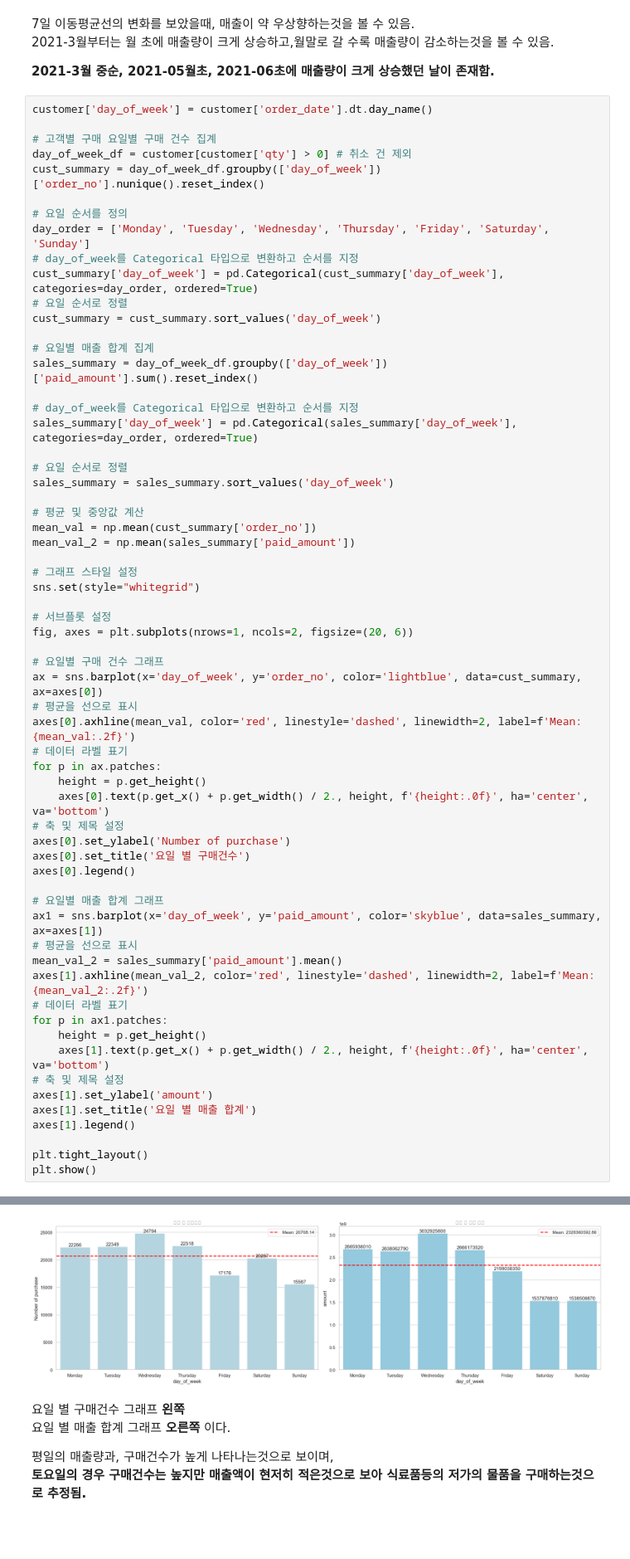
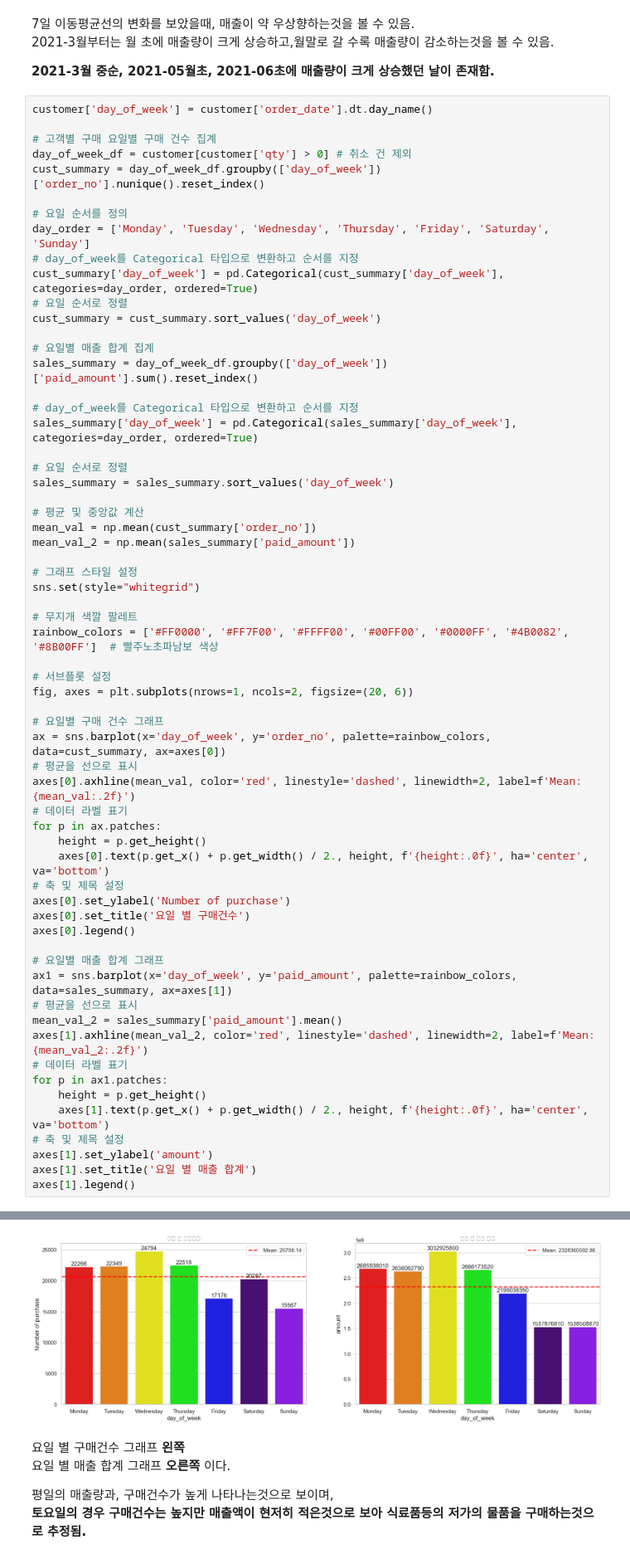
Before and after one commit to 99echoo/Data-Analysis-Portfolio, a Jupyter notebook: 쇼핑몰 이용 고객 데이터 LTV(고객 생애가치)증진 전략/쇼핑몰 플랫폼 분석 - RFM.ipynb, the cells around one changed output, grey strips where cells are left out. Shown at 83% size. Cells and saved outputs as stored; diff of their text form; blank space fills up the shorter version.

```diff
--- a/쇼핑몰 이용 고객 데이터 LTV(고객 생애가치)증진 전략/쇼핑몰 플랫폼 분석 - RFM.ipynb
+++ b/쇼핑몰 이용 고객 데이터 LTV(고객 생애가치)증진 전략/쇼핑몰 플랫폼 분석 - RFM.ipynb
@@ -317,11 +322,14 @@ mean_val_2 = np.mean(sales_summary['paid_amount'])
 # 그래프 스타일 설정
 sns.set(style="whitegrid")
 
+# 무지개 색깔 팔레트
+rainbow_colors = ['#FF0000', '#FF7F00', '#FFFF00', '#00FF00', '#0000FF', '#4B0082', '#8B00FF']  # 빨주노초파남보 색상
+
 # 서브플롯 설정
 fig, axes = plt.subplots(nrows=1, ncols=2, figsize=(20, 6))
 
 # 요일별 구매 건수 그래프
-ax = sns.barplot(x='day_of_week', y='order_no', color='lightblue', data=cust_summary, ax=axes[0])
+ax = sns.barplot(x='day_of_week', y='order_no', palette=rainbow_colors, data=cust_summary, ax=axes[0])
 # 평균을 선으로 표시
 axes[0].axhline(mean_val, color='red', linestyle='dashed', linewidth=2, label=f'Mean: {mean_val:.2f}')
 # 데이터 라벨 표기
@@ -334,7 +342,7 @@ axes[0].set_title('요일 별 구매건수')
 axes[0].legend()
 
 # 요일별 매출 합계 그래프
-ax1 = sns.barplot(x='day_of_week', y='paid_amount', color='skyblue', data=sales_summary, ax=axes[1])
+ax1 = sns.barplot(x='day_of_week', y='paid_amount', palette=rainbow_colors, data=sales_summary, ax=axes[1])
 # 평균을 선으로 표시
 mean_val_2 = sales_summary['paid_amount'].mean()
 axes[1].axhline(mean_val_2, color='red', linestyle='dashed', linewidth=2, label=f'Mean: {mean_val_2:.2f}')
@@ -346,7 +354,4 @@ for p in ax1.patches:
 axes[1].set_ylabel('amount')
 axes[1].set_title('요일 별 매출 합계')
 axes[1].legend()
-
-plt.tight_layout()
-plt.show()
 # %% [output]
@@ -353,4 +359,4 @@ plt.show()
-[figure, old version]
+[figure, new version]
 # %% [markdown]
 요일 별 구매건수 그래프 **왼쪽**\
 요일 별 매출 합계 그래프 **오른쪽** 이다.
```
Also changed, not shown: parts of 3 cells of this notebook.
